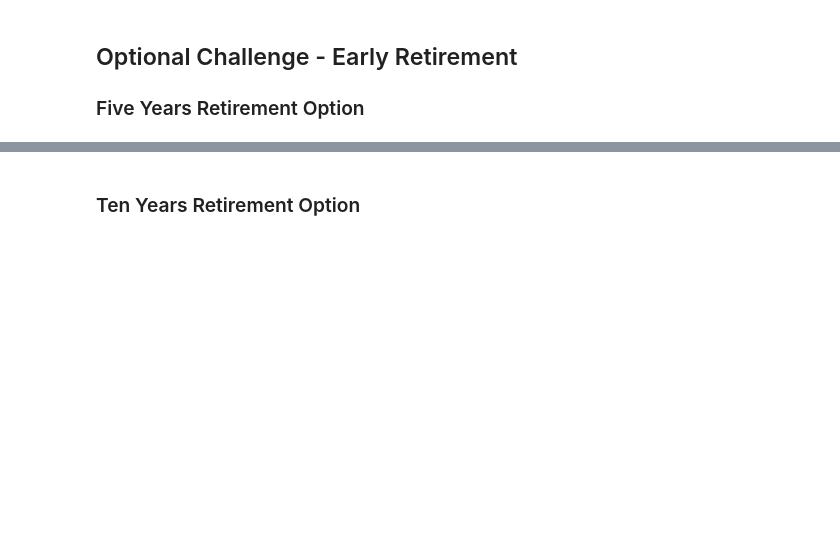
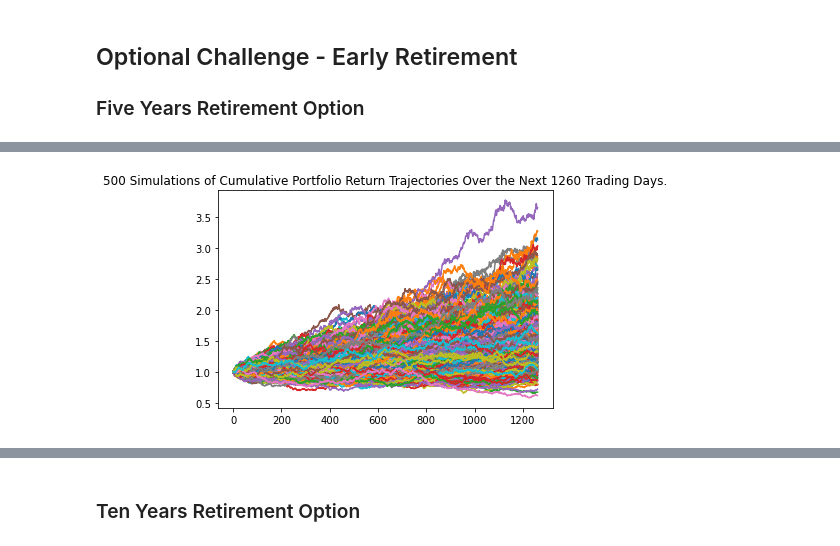
Before and after one commit to gokhanunal34/apiApplicationsWithPython, a Jupyter notebook: financial-planner.ipynb, the cells around one changed output, grey strips where cells are left out. Saved outputs shown, nothing was run; the diff lists cells and outputs as text; code cells hidden in the pictures; blank space fills up the shorter version.

```diff
--- a/financial-planner.ipynb
+++ b/financial-planner.ipynb
@@ -394,4 +394,12 @@ There is a 95% chance that an initial investment of $30000.0 in the portfolio ov
 
 
 ### Five Years Retirement Option
+# %%
+# Configuring a Monte Carlo simulation to forecast 5 years cumulative returns
+MC_five_years = MCSimulation(
+    portfolio_data = df_new_stock_data,
+    weights = [.40,.60],
+    num_simulation = 500,       #500 runs
+    num_trading_days = 252*5   #5 years
+)
 # %%
@@ -403,5 +450,7 @@ There is a 95% chance that an initial investment of $30000.0 in the portfolio ov
 # %%
 # Plot simulation outcomes
-# YOUR CODE HERE!
+plot = MC_five_years.plot_simulation()
+# %% [output]
+[figure, added]
 # %%
 # Plot probability distribution and confidence intervals
```
Also changed, not shown: parts of 12 cells of this notebook.
